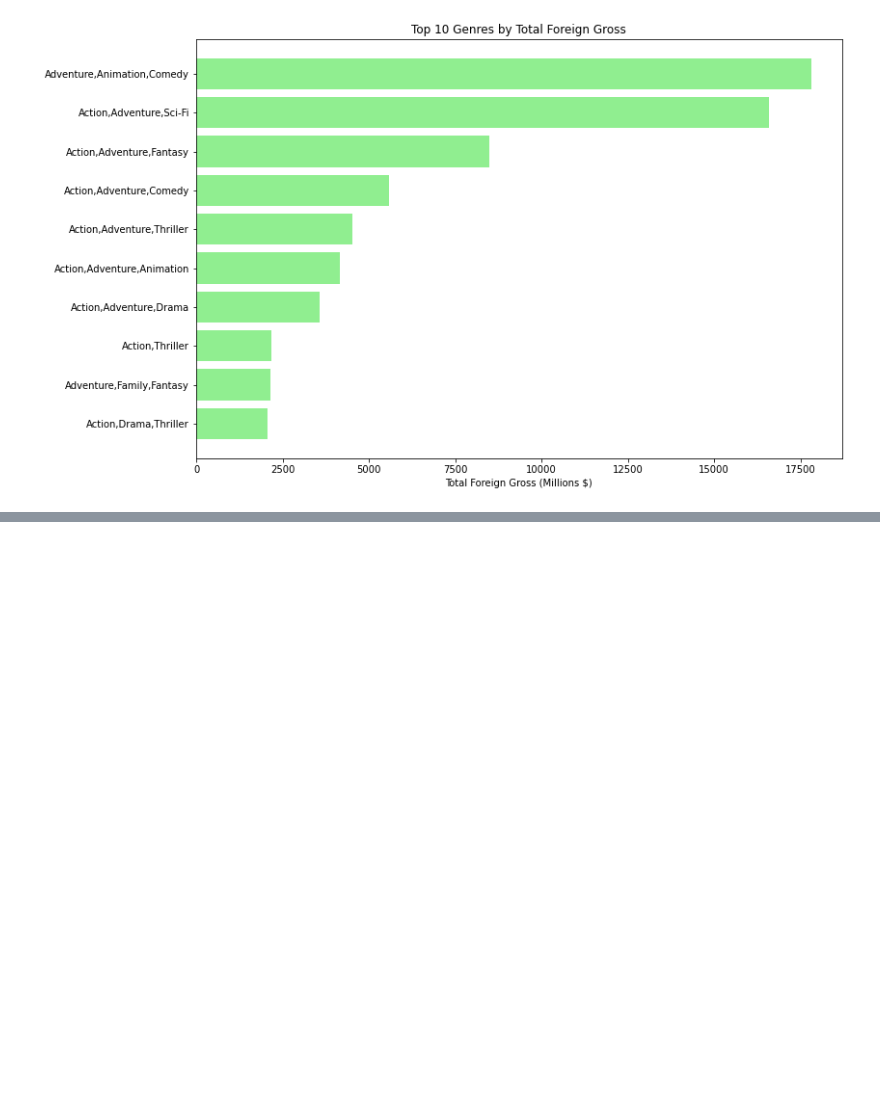
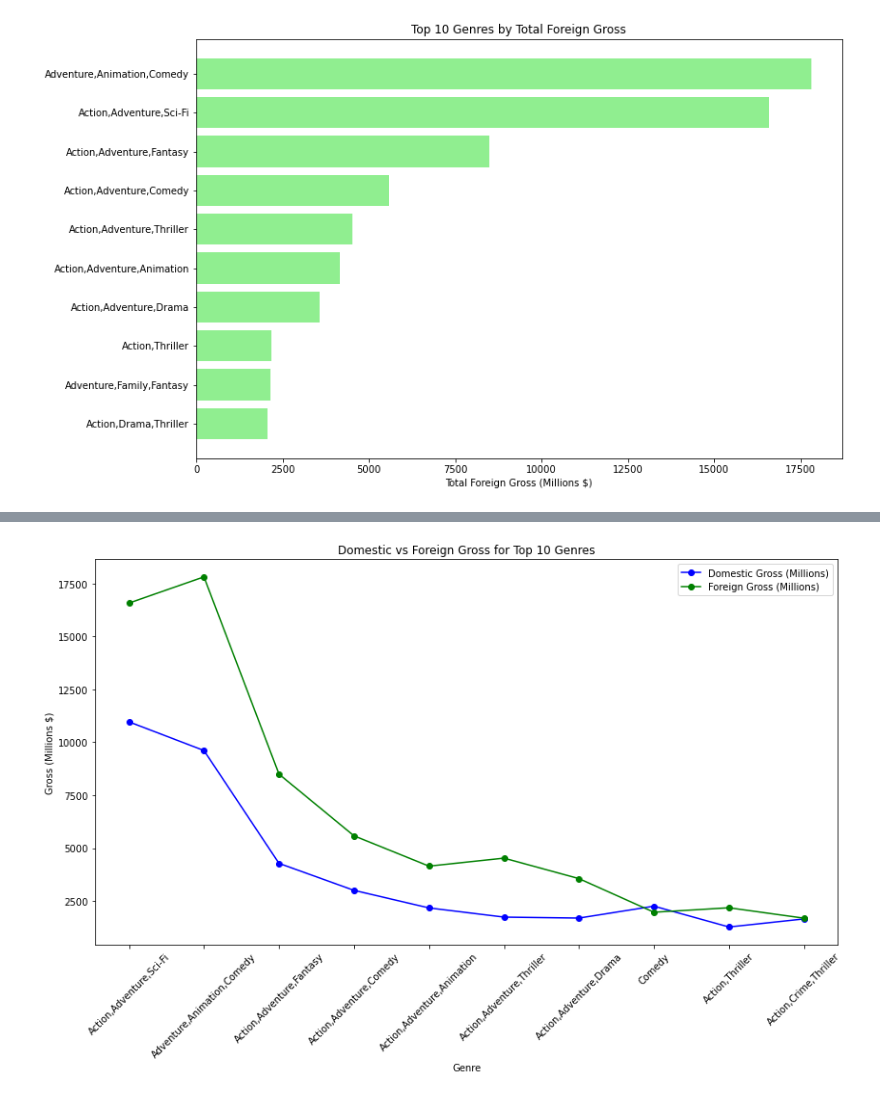
Before and after one commit to engige/movie_studio_analysis, a Jupyter notebook: movie_studio_analysis.ipynb, the cells around one changed output, grey strips where cells are left out. Cells and saved outputs as stored; diff of their text form; code cells hidden in the pictures; blank space fills up the shorter version.

Commit message:
analyzed domestic vs foreign gross

```diff
--- a/movie_studio_analysis.ipynb
+++ b/movie_studio_analysis.ipynb
@@ -472,0 +477,23 @@ plt.gca().invert_yaxis()  # To display the highest grossing genre at the top
+# %%
+# Calculate total gross
+genre_success['total_gross'] = genre_success['total_domestic_gross'] + genre_success['total_foreign_gross']
+
+# Sort genres by total gross and select top 10 genres
+top_genres_gross = genre_success.sort_values(by='total_gross', ascending=False).head(10)
+
+# Plotting the results for Domestic vs Foreign Gross for Top 10 Genres
+plt.figure(figsize=(12, 8))
+
+# Line plot for domestic and foreign gross
+plt.plot(top_genres_gross['genres'], top_genres_gross['total_domestic_gross'], marker='o', label='Domestic Gross (Millions)', color='blue')
+plt.plot(top_genres_gross['genres'], top_genres_gross['total_foreign_gross'], marker='o', label='Foreign Gross (Millions)', color='green')
+
+plt.title('Domestic vs Foreign Gross for Top 10 Genres')
+plt.xlabel('Genre')
+plt.ylabel('Gross (Millions $)')
+plt.xticks(rotation=45)
+plt.legend()
+
+plt.tight_layout()
+# %% [output]
+[figure, added]
```
Also changed, not shown: parts of 1 cell of this notebook.
